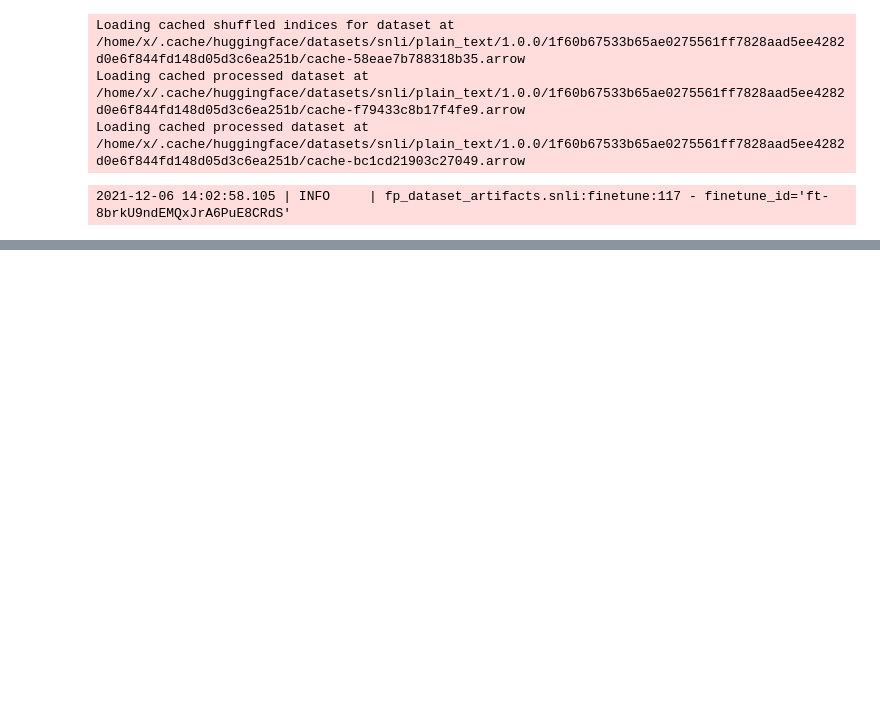
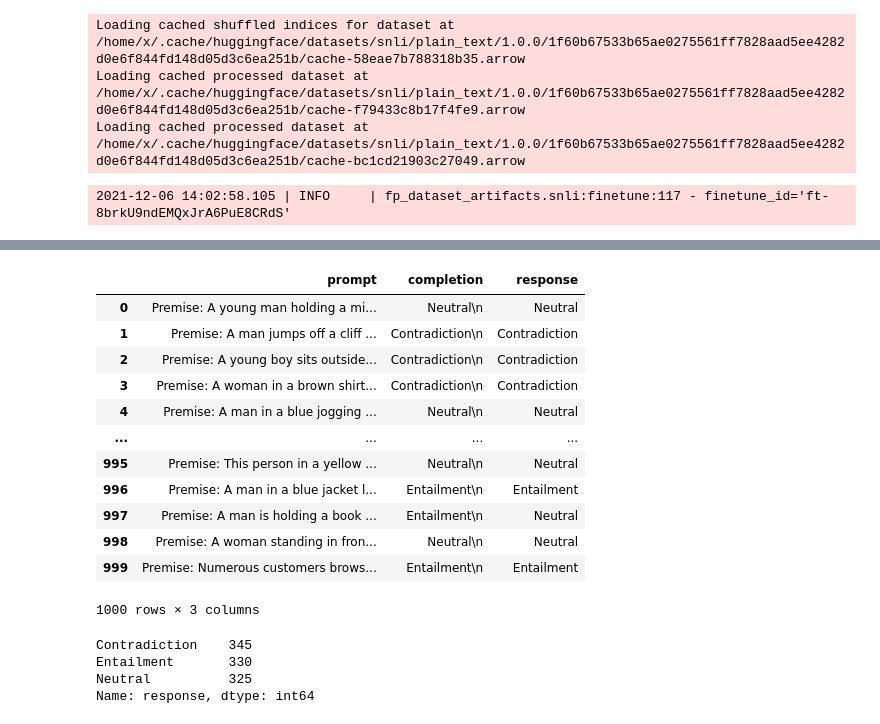
Before and after one commit to mingiryu/fp-dataset-artifacts, a Jupyter notebook: notebooks/fine tuning - snli - simple.ipynb, the cells around one changed output, grey strips where cells are left out. Cells and saved outputs as stored; diff of their text form; code cells hidden in the pictures; blank space fills up the shorter version.

```diff
--- a/notebooks/fine tuning - snli - simple.ipynb
+++ b/notebooks/fine tuning - snli - simple.ipynb
@@ -50,0 +90,24 @@ openai.FineTune.retrieve('ft-8brkU9ndEMQxJrA6PuE8CRdS')
+# %%
+df = pd.read_json('../results/snli_responses.jsonl', lines=True)
+df
+# %% [output]
+|  | prompt | completion | response |
+| 0 | Premise: A young man holding a mi... | Neutral\n | Neutral |
+| 1 | Premise: A man jumps off a cliff ... | Contradiction\n | Contradiction |
+| 2 | Premise: A young boy sits outside... | Contradiction\n | Contradiction |
+| 3 | Premise: A woman in a brown shirt... | Contradiction\n | Contradiction |
+| 4 | Premise: A man in a blue jogging ... | Neutral\n | Neutral |
+| ... | ... | ... | ... |
+| 995 | Premise: This person in a yellow ... | Neutral\n | Neutral |
+| 996 | Premise: A man in a blue jacket l... | Entailment\n | Entailment |
+| 997 | Premise: A man is holding a book ... | Entailment\n | Neutral |
+| 998 | Premise: A woman standing in fron... | Neutral\n | Neutral |
+| 999 | Premise: Numerous customers brows... | Entailment\n | Entailment |
+1000 rows × 3 columns
+# %%
+df.response.value_counts()
+# %% [output]
+Contradiction    345
+Entailment       330
+Neutral          325
+Name: response, dtype: int64
```
Also changed, not shown: parts of 6 cells of this notebook, 3 other files.
